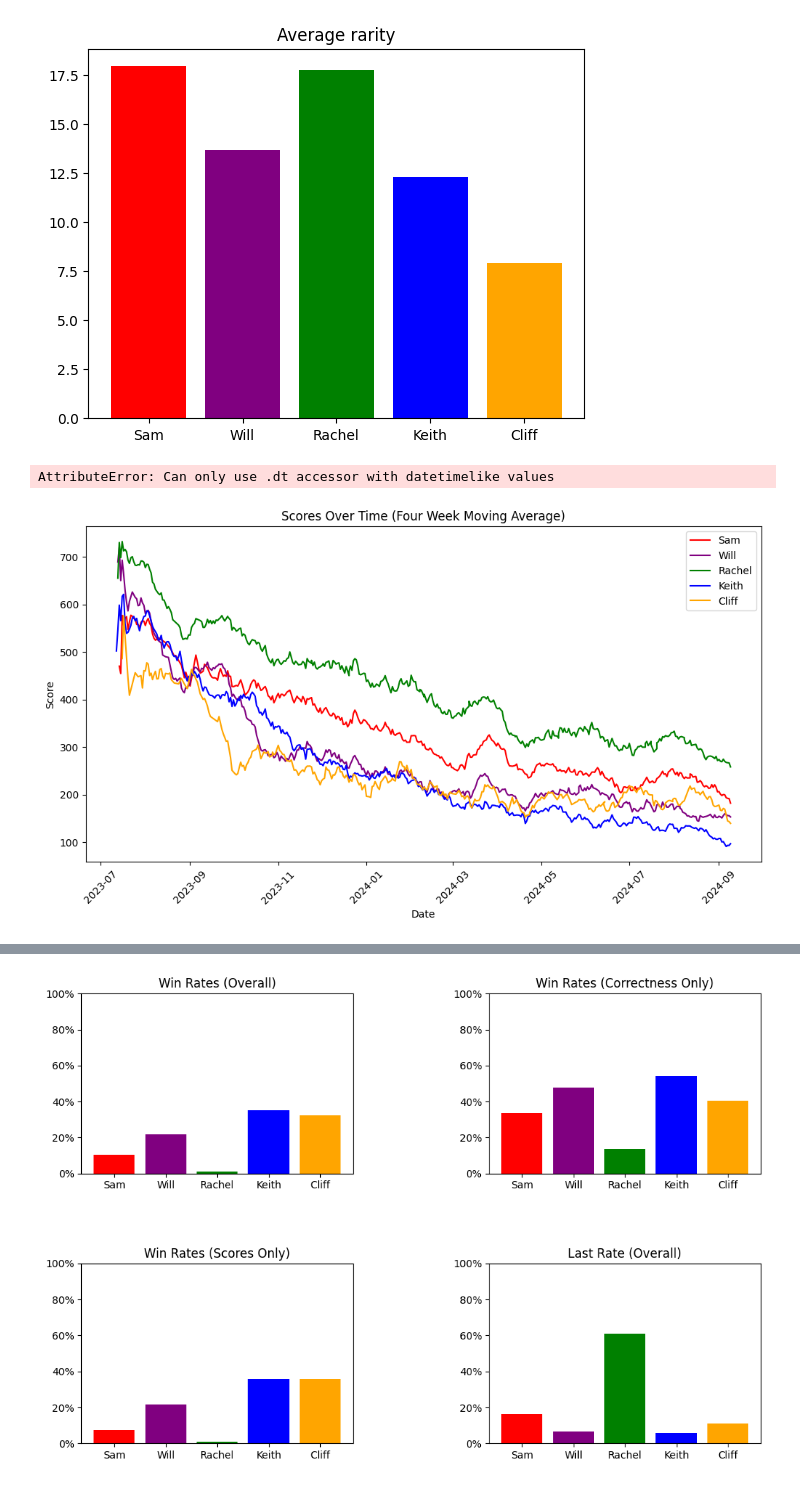
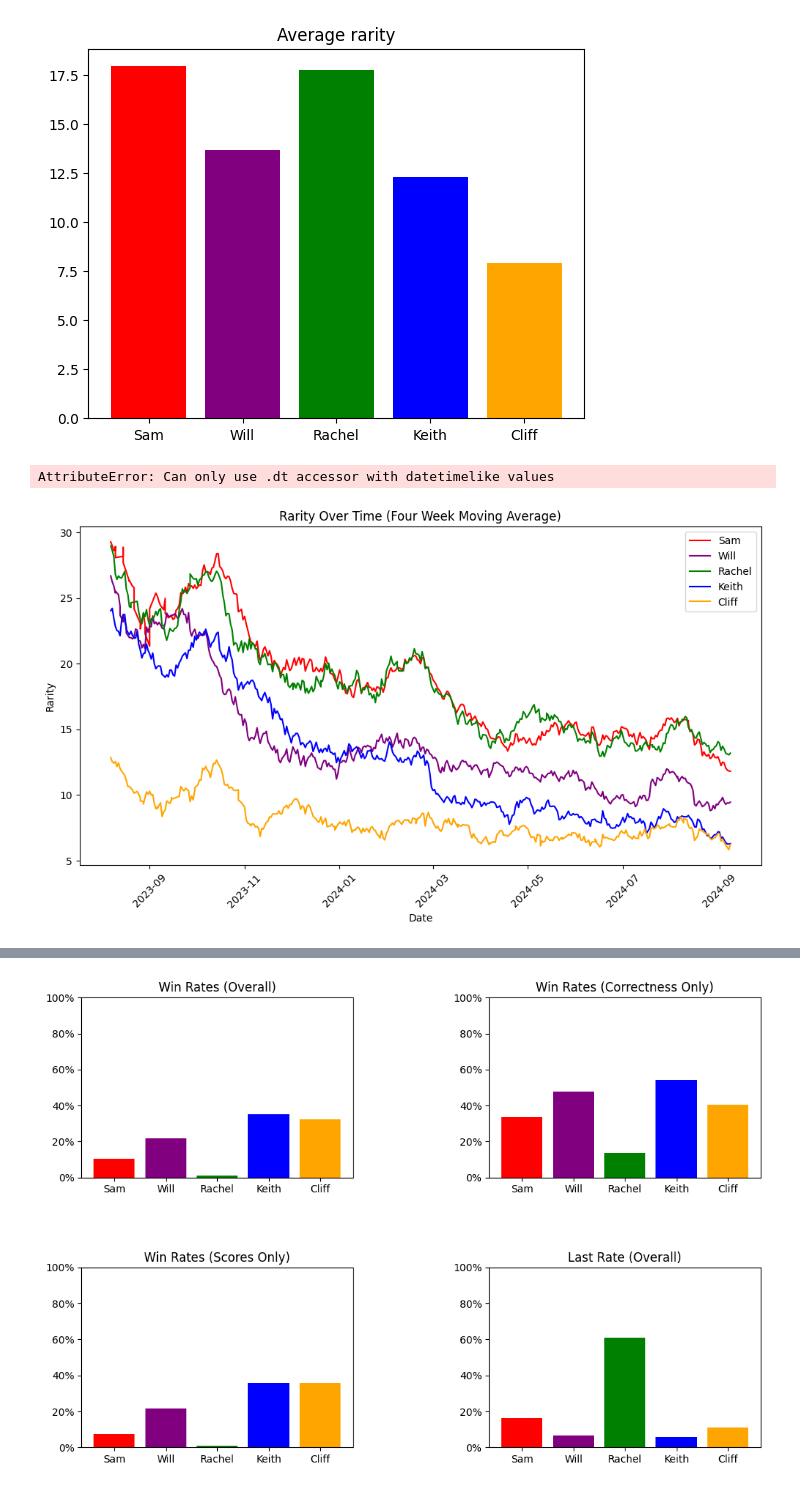
Before and after one commit to kgladstone/immaculate_grid_mlb_analysis, a Jupyter notebook: immaculate-grid-analysis.ipynb, the cells around one changed output, grey strips where cells are left out. Drawn from its saved outputs; the diff is of its cells as text; code cells hidden in the pictures.

Commit message:
data refresh

```diff
--- a/immaculate-grid-analysis.ipynb
+++ b/immaculate-grid-analysis.ipynb
@@ -103,11 +103,10 @@ plt.show()
 # %% [output]
 [figure]
 # %%
-# Plot 1: Rarity over time
-
-def calculate_rarity_smoothed_scores(texts, current_grid_number, min_range=100, smoothness=28):
+# Function to calculate smoothed scores for rarity over time
+def calculate_smoothed_scores(texts, current_grid_number, min_range=100, smoothness=28):
     """
-    Calculate smoothed rarity scores for each person over time.
+    Calculate smoothed scores for each person over time.
 
     Args:
         texts (dict): Dictionary containing person data.
@@ -116,7 +115,7 @@ def calculate_rarity_smoothed_scores(texts, current_grid_number, min_range=100,
         smoothness (int): Number of scores to average for smoothness.
 
     Returns:
-        pd.DataFrame: A DataFrame containing smoothed rarity scores.
+        pd.DataFrame: A DataFrame containing smoothed scores.
     """
     rows = []
 
@@ -136,7 +135,7 @@ def calculate_rarity_smoothed_scores(texts, current_grid_number, min_range=100,
                 total_correct.append(None)
                 dates.append(None)
 
-        # Calculate smoothed rarity scores
+        # Calculate smoothed scores
         for i in range(min_range + smoothness, current_grid_number):
             score_sub = [x for x in total_correct_scores[i - smoothness:i] if x is not None]
             correct_sub = [x for x in total_correct[i - smoothness:i] if x is not None]
@@ -149,34 +148,13 @@ def calculate_rarity_smoothed_scores(texts, current_grid_number, min_range=100,
                 rows.append({
                     'Person': person,
                     'Date': smoothed_date,
-                    'Smoothed Rarity Score': smoothed_score
+                    'Smoothed Score': smoothed_score
                 })
 
     return pd.DataFrame(rows)
 
-def plot_rarity_scores(output_table):
-    """Plot the smoothed rarity scores over time."""
-    plt.figure(figsize=(12, 6))
-
-    for person in output_table['Person'].unique():
-        person_data = output_table[output_table['Person'] == person]
-        plt.plot(person_data['Date'], person_data['Smoothed Rarity Score'],
-                 label=person, color=COLOR_MAP[person])
-
-    # Formatting the plot
-    plt.legend()
-    plt.title("Rarity Over Time (Four Week Moving Average)")
-    plt.xlabel("Date")
-    plt.ylabel("Rarity Score")
-    plt.xticks(rotation=45)
-    plt.gca().xaxis.set_major_formatter(plt.FixedFormatter(person_data['Date'].dt.strftime('%b %Y')))
-    plt.gca().xaxis.set_major_locator(plt.MaxNLocator(nbins='auto'))
-
-    plt.show()
-
-# Plot 2: Scores over time
-
-def calculate_scores_and_dates(person_data, current_grid_number):
+# Function to calculate total scores for a person over time
+def calculate_total_scores(person_data, current_grid_number):
     """
     Calculate total scores and dates for a person.
 
@@ -200,7 +178,8 @@ def calculate_scores_and_dates(person_data, current_grid_number):
 
     return total_scores, dates
 
-def calculate_smoothed_scores(total_scores, smoothness, dates):
+# Function to smooth scores using a moving average
+def smooth_scores(total_scores, smoothness, dates):
     """
     Smooth scores using a moving average and associate dates.
 
@@ -216,15 +195,16 @@ def calculate_smoothed_scores(total_scores, smoothness, dates):
 
     for i in range(smoothness, len(total_scores)):
         window = total_scores[i - smoothness:i]
-        valid_scores = [score for score in window if score is not None]  # Filter out None values
+        valid_scores = [score for score in window if score is not None]
 
-        if valid_scores:  # If there are valid scores in the window
+        if valid_scores:
             smoothed_scores.append((i, sum(valid_scores) / len(valid_scores), dates[i]))
         else:
-            smoothed_scores.append((i, None, dates[i]))  # Append None if all values are None
+            smoothed_scores.append((i, None, dates[i]))
 
     return smoothed_scores
 
+# Function to generate score table
 def generate_score_table(texts, smoothness, current_grid_number):
     """
     Generate a DataFrame of smoothed scores over time.
@@ -240,8 +220,8 @@ def generate_score_table(texts, smoothness, current_grid_number):
     score_table = []
 
     for person, person_data in texts.items():
-        total_scores, dates = calculate_scores_and_dates(person_data, current_grid_number)
-        smoothed_scores = calculate_smoothed_scores(total_scores, smoothness, dates)
+        total_scores, dates = calculate_total_scores(person_data, current_grid_number)
+        smoothed_scores = smooth_scores(total_scores, smoothness, dates)
 
         score_table.extend((person, grid_number, score, date) for grid_number, score, date in smoothed_scores)
 
@@ -251,7 +231,8 @@ def generate_score_table(texts, smoothness, current_grid_number):
 
     return df
 
-def plot_score_over_time(output_table):
+# Function to plot smoothed scores
+def plot_smoothed_scores(output_table, title, ylabel):
     """Plot the smoothed scores over time."""
     plt.figure(figsize=(12, 6))
 
@@ -262,24 +243,20 @@ def plot_score_over_time(output_table):
 
     # Formatting the plot
     plt.legend()
-    plt.title("Scores Over Time (Four Week Moving Average)")
+    plt.title(title)
     plt.xlabel("Date")
-    plt.ylabel("Score")
+    plt.ylabel(ylabel)
     plt.xticks(rotation=45)
     plt.gca().xaxis.set_major_formatter(plt.FixedFormatter(person_data['Date'].dt.strftime('%b %Y')))
     plt.gca().xaxis.set_major_locator(plt.MaxNLocator(nbins='auto'))
 
     plt.tight_layout()  # Adjust layout for better display
     plt.show()
-
-# Usage
-smoothness = 28
-rarity_table = calculate_rarity_smoothed_scores(texts, current_grid_number)
-plot_rarity_scores(rarity_table)
-
-score_table = generate_score_table(texts, smoothness, current_grid_number)
-score_table['Date'] = pd.to_datetime(score_table['Date']).dt.date  # Keep only the date part
-plot_score_over_time(score_table)
-# %% [output]
-AttributeError: Can only use .dt accessor with datetimelike values
-[figure, removed]
+# %%
+# # Usage for Rarity Plot
+output_table_rarity = calculate_smoothed_scores(texts, current_grid_number)
+output_table_rarity['Date'] = pd.to_datetime(output_table_rarity['Date']).dt.date  # Keep only the date part
+plot_smoothed_scores(output_table_rarity, "Rarity Over Time (Four Week Moving Average)", "Rarity")
+# %% [output]
+AttributeError: Can only use .dt accessor with datetimelike values
+[figure, added]
```
Also changed, not shown: parts of 1 cell of this notebook, 4 other files.
